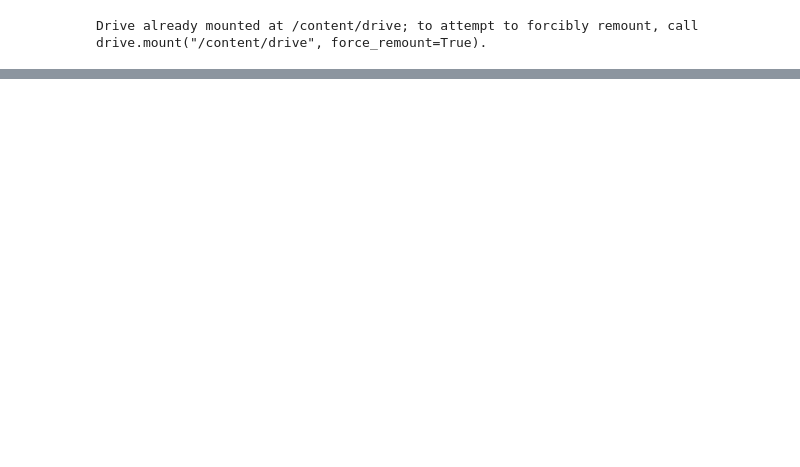
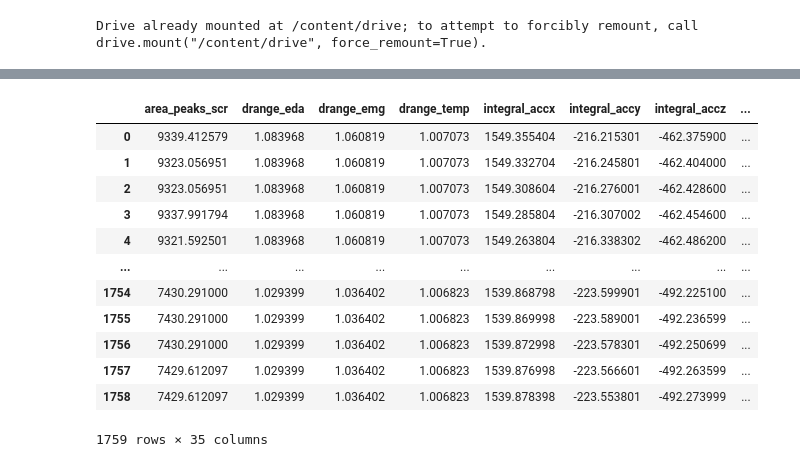
Before and after one commit to RNATCC/modelo-1, a Jupyter notebook: Versão_2.ipynb, the cells around one changed output, grey strips where cells are left out. Saved outputs shown, nothing was run; the diff lists cells and outputs as text; code cells hidden in the pictures; blank space fills up the shorter version.

```diff
--- a/Versão_2.ipynb
+++ b/Versão_2.ipynb
@@ -108,0 +90,5 @@ https://pandas.pydata.org/pandas-docs/stable/reference/api/pandas.DataFrame.set_
+# %%
+df_new = pd.DataFrame()
+
+from scipy.signal import find_peaks,peak_widths
+import numpy.fft as fft
@@ -108,0 +159,16 @@ https://pandas.pydata.org/pandas-docs/stable/reference/api/pandas.DataFrame.set_
+# %%
+df_new
+# %% [output]
+|  | area_peaks_scr | drange_eda | drange_emg | drange_temp | integral_accx | integral_accy | integral_accz | ... |
+| 0 | 9339.412579 | 1.083968 | 1.060819 | 1.007073 | 1549.355404 | -216.215301 | -462.375900 | ... |
+| 1 | 9323.056951 | 1.083968 | 1.060819 | 1.007073 | 1549.332704 | -216.245801 | -462.404000 | ... |
+| 2 | 9323.056951 | 1.083968 | 1.060819 | 1.007073 | 1549.308604 | -216.276001 | -462.428600 | ... |
+| 3 | 9337.991794 | 1.083968 | 1.060819 | 1.007073 | 1549.285804 | -216.307002 | -462.454600 | ... |
+| 4 | 9321.592501 | 1.083968 | 1.060819 | 1.007073 | 1549.263804 | -216.338302 | -462.486200 | ... |
+| ... | ... | ... | ... | ... | ... | ... | ... | ... |
+| 1754 | 7430.291000 | 1.029399 | 1.036402 | 1.006823 | 1539.868798 | -223.599901 | -492.225100 | ... |
+| 1755 | 7430.291000 | 1.029399 | 1.036402 | 1.006823 | 1539.869998 | -223.589001 | -492.236599 | ... |
+| 1756 | 7430.291000 | 1.029399 | 1.036402 | 1.006823 | 1539.872998 | -223.578301 | -492.250699 | ... |
+| 1757 | 7429.612097 | 1.029399 | 1.036402 | 1.006823 | 1539.876998 | -223.566601 | -492.263599 | ... |
+| 1758 | 7429.612097 | 1.029399 | 1.036402 | 1.006823 | 1539.878398 | -223.553801 | -492.273999 | ... |
+1759 rows × 35 columns
```
Also changed, not shown: parts of 48 cells of this notebook.
